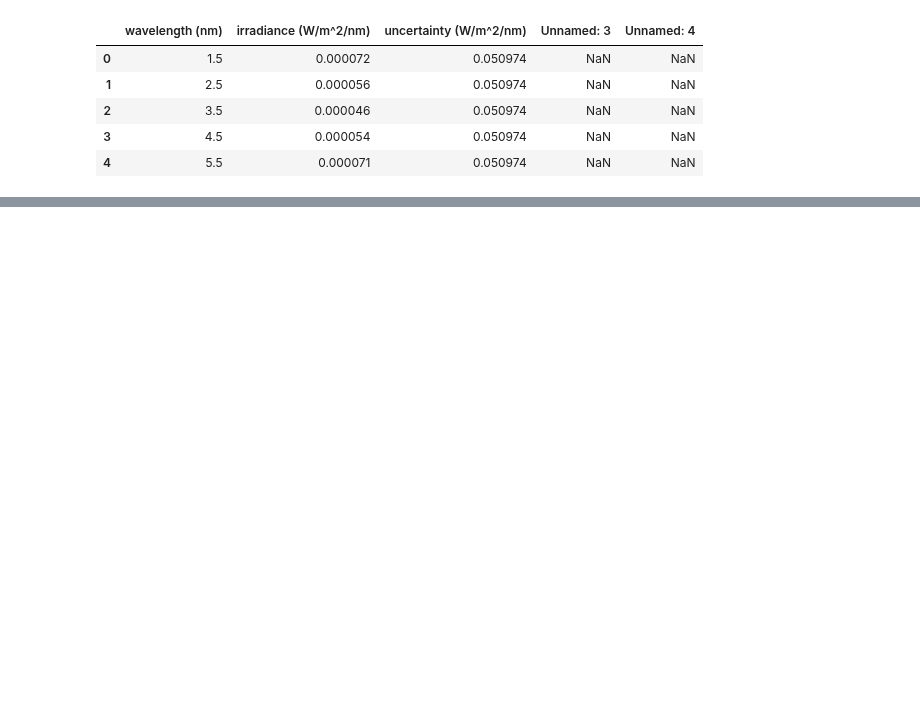
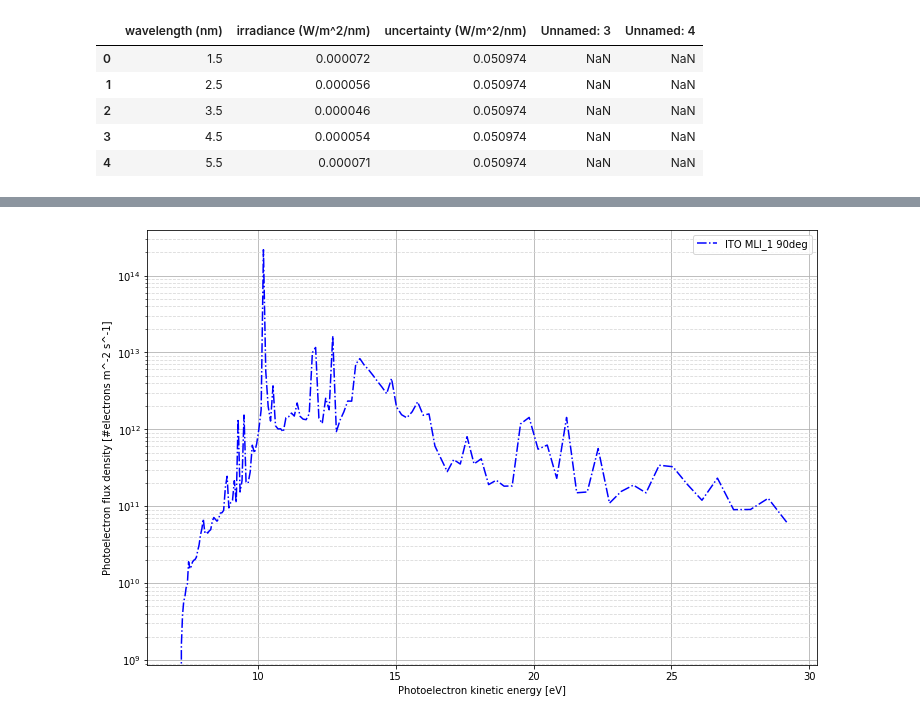
Before and after one commit to sebastiankalos/Elettra_data, a Jupyter notebook: phe_flux.ipynb, the cells around one changed output, grey strips where cells are left out. Drawn from its saved outputs; the diff is of its cells as text; code cells hidden in the pictures; blank space fills up the shorter version.

```diff
--- a/phe_flux.ipynb
+++ b/phe_flux.ipynb
@@ -22,0 +101,27 @@ plt.yscale("log")
+# %%
+electron_flux = []
+used_lambda = []
+d_lambda = 1.0 #nm
+for i in range(len(wavelength)):
+    lambda_val = wavelength[i]
+    if lambda_val >= lambda_min and lambda_val <= lambda_max:
+        if lambda_val <= lambda_thresh:
+            photon_flux_val = TEY_fit_1(lambda_val)*irradiance[i]*(lambda_val*1e-9)*(d_lambda*1e-9)/(h*c)
+        else:
+            photon_flux_val = TEY_fit_2(lambda_val)*irradiance[i]*(lambda_val*1e-9)*(d_lambda*1e-9)/(h*c)
+        electron_flux.append(photon_flux_val)
+        used_lambda.append(lambda_val)
+# %%
+plt.figure(figsize=(12, 8))
+
+plt.plot(convert_nm_to_eV(used_lambda),electron_flux,'-.',color='blue',label='ITO MLI_1 90deg')
+plt.yscale("log")
+plt.xlabel('Photoelectron kinetic energy [eV]')
+plt.ylabel('Photoelectron flux density [#electrons m^-2 s^-1]')
+plt.grid(which = 'major', linestyle='-')
+plt.grid(which = 'minor', linestyle='--', color='0.85')
+plt.legend()
+
+plt.savefig('plots/MLI_1_90deg_photoelectron_flux.png', dpi=300)
+# %% [output]
+[figure, added]
```
Also changed, not shown: parts of 9 cells of this notebook, 2 other files.
